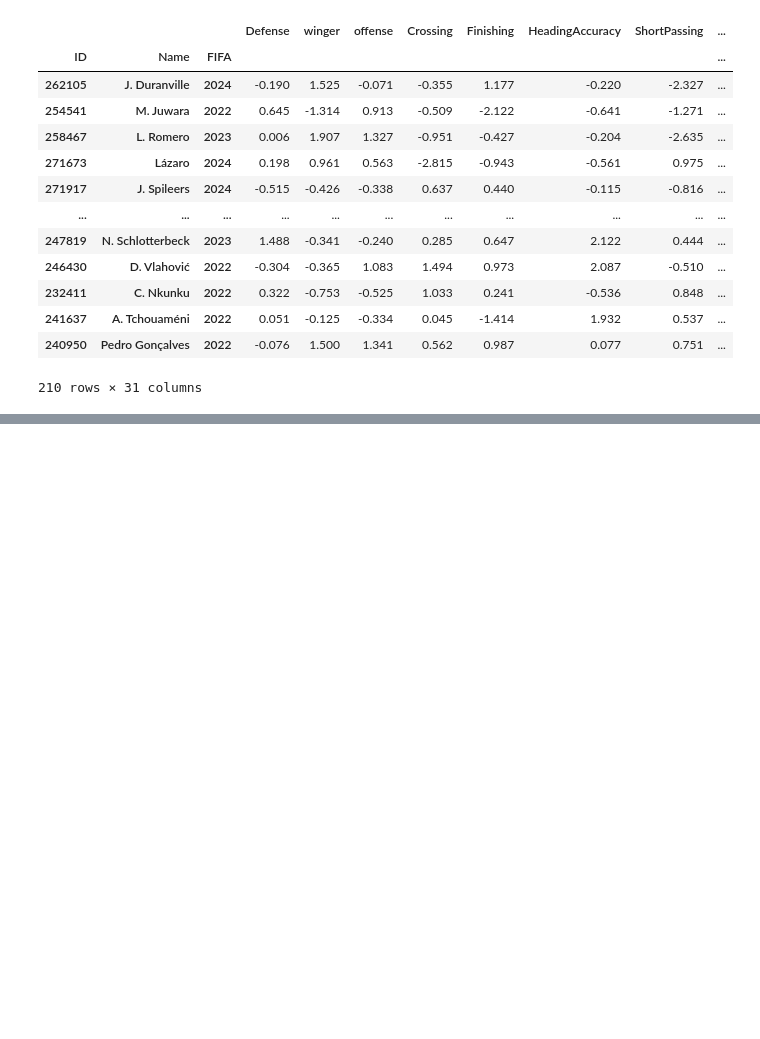
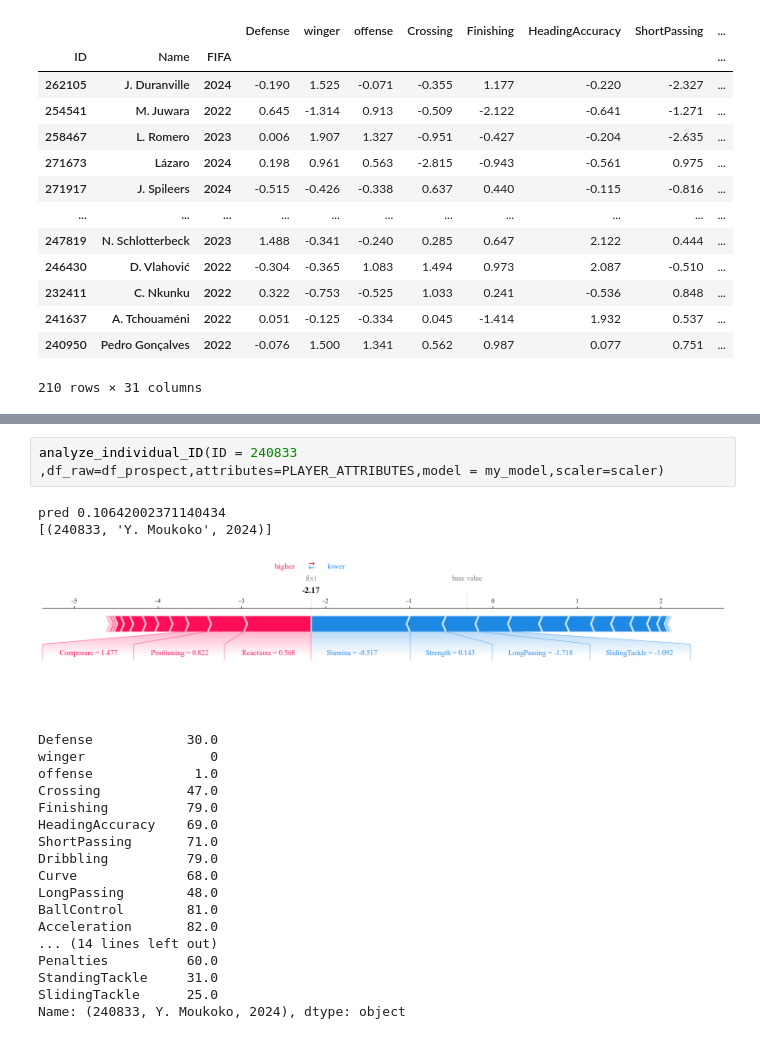
Before and after one commit to robb1302/statsfaction, a Jupyter notebook: scripts/sport_analytics/model/what was his name again.ipynb, the cells around one changed output, grey strips where cells are left out. Drawn from its saved outputs; the diff is of its cells as text; blank space fills up the shorter version.

```diff
--- a/scripts/sport_analytics/model/what was his name again.ipynb
+++ b/scripts/sport_analytics/model/what was his name again.ipynb
@@ -544,0 +600,23 @@ prospects.sort_values('prediction',ascending=False).round(3).value_counts()
+# %%
+analyze_individual_ID(ID = 240833	,df_raw=df_prospect,attributes=PLAYER_ATTRIBUTES,model = my_model,scaler=scaler)
+# %% [output]
+pred 0.10642002371140434
+[(240833, 'Y. Moukoko', 2024)]
+[figure, added]
+Defense            30.0
+winger                0
+offense             1.0
+Crossing           47.0
+Finishing          79.0
+HeadingAccuracy    69.0
+ShortPassing       71.0
+Dribbling          79.0
+Curve              68.0
+LongPassing        48.0
+BallControl        81.0
+Acceleration       82.0
+... (14 lines left out)
+Penalties          60.0
+StandingTackle     31.0
+SlidingTackle      25.0
+Name: (240833, Y. Moukoko, 2024), dtype: object
```
Also changed, not shown: parts of 22 cells of this notebook.
